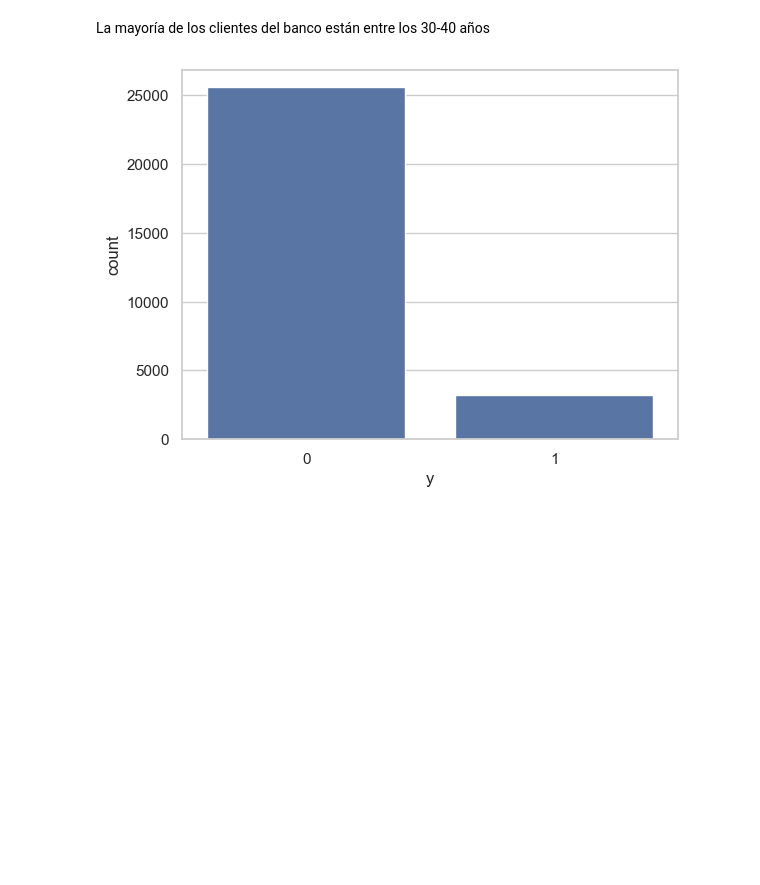
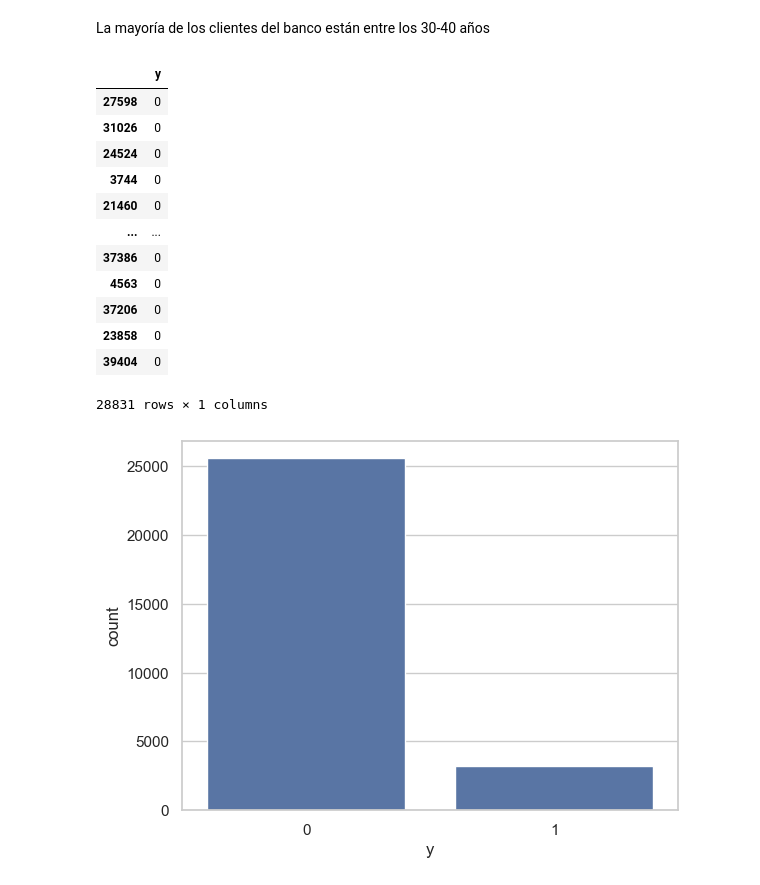
Before and after one commit to aiko-isnt-ded/lab_modeling, a Jupyter notebook: notebooks/12Logistic.ipynb, the cells around one changed output. Saved outputs shown, nothing was run; the diff lists cells and outputs as text; code cells hidden in the pictures; blank space fills up the shorter version.

```diff
--- a/notebooks/12Logistic.ipynb
+++ b/notebooks/12Logistic.ipynb
@@ -216,6 +216,22 @@ y = data.loc[:,data.columns=='y']
 #Dividir en test y train
 X_train, X_test, y_train, y_test = train_test_split(X, y, test_size=0.3, random_state=0, stratify=y)
 columns = X_train.columns
+# %%
+y_train
+# %% [output]
+|  | y |
+| 27598 | 0 |
+| 31026 | 0 |
+| 24524 | 0 |
+| 3744 | 0 |
+| 21460 | 0 |
+| ... | ... |
+| 37386 | 0 |
+| 4563 | 0 |
+| 37206 | 0 |
+| 23858 | 0 |
+| 39404 | 0 |
+28831 rows × 1 columns
 # %%
 sns.countplot(x='y', data=y_train)
 plt.show()
```
Also changed, not shown: parts of 1 cell of this notebook, 6 other files.
